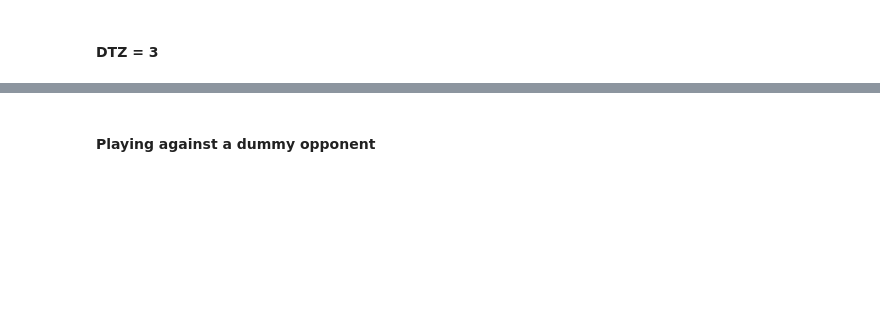
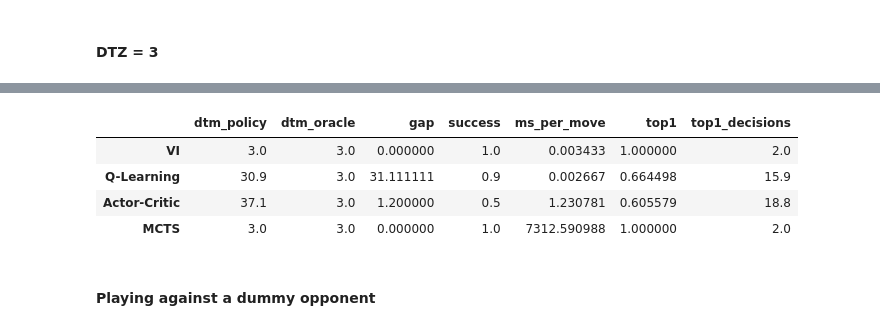
Before and after one commit to giovanni-lucarelli/chess, a Jupyter notebook: results.ipynb, the cells around one changed output, grey strips where cells are left out. Cells and saved outputs as stored; diff of their text form; code cells hidden in the pictures; blank space fills up the shorter version.

```diff
--- a/results.ipynb
+++ b/results.ipynb
@@ -1181,3 +1074,68 @@ summary_df3
+# %%
+policy_map = load_policy_jsonl(POLICY_PATH + "vi_krk_greedy.jsonl")
+vi_agent = move_from_policy_map(policy_map)
+df_vi = evaluate(vi_agent, defender, dtz3_fens, dtm_oracle, optimal_moves=opt_moves)
+
+vi_summary = df_vi.drop(columns=['fen']).mean()
+
+# Load Q-Learning policy
+qlearning_policy = load_policy_jsonl(POLICY_PATH + "TD_QLearning_krk_SyzygyDefender_greedy.jsonl")
+qlearning_agent = move_from_policy_map(qlearning_policy)
+df_q = evaluate(qlearning_agent, defender, dtz3_fens, dtm_oracle, optimal_moves=opt_moves)
+
+q_summary = df_q.drop(columns=['fen']).mean()
+
+ac_move_fn_old = policy_mlp_move_from_checkpoint(
+    AC_PATH + "actor_critic2_model_dtz3_old.pth",
+    defender=defender,
+    device=torch.device("cpu"),
+    greedy=True
+)
+df_ac_old = evaluate(
+    move_fn=ac_move_fn_old,
+    defender=defender,
+    fens=dtz3_fens,
+    dtm_oracle=dtm_oracle,
+    optimal_moves=opt_moves
+)
+
+ac_summary = df_ac_old.drop(columns=['fen']).mean()
+
+dfs = []
+tb = SyzygyDefender(TB_PATH)
+
+for fen in dtz3_fens:
+    mcts = MCTS(seconds=10.0, iterations=20_000, use_env_in_rollout=True,
+                defender=defender, absorb_black_reply=True)
+    mcts_move_fn = mcts_move_from_instance(mcts)
+
+    df = evaluate(
+        move_fn=mcts_move_fn,
+        defender=defender,
+        fens=[fen],
+        dtm_oracle=dtm_oracle,
+        optimal_moves=opt_moves
+    )
+    dfs.append(df)
+
+df_mcts = pd.concat(dfs, ignore_index=True)
+
+mcts_summary = df_mcts.drop(columns=['fen']).mean()
+
+summary_df3 = pd.DataFrame({
+    'VI': vi_summary,
+    'Q-Learning': q_summary,
+    'Actor-Critic': ac_summary,
+    'MCTS': mcts_summary
+}).T
+
+summary_df3
+# %% [output]
+|  | dtm_policy | dtm_oracle | gap | success | ms_per_move | top1 | top1_decisions |
+| VI | 3.0 | 3.0 | 0.000000 | 1.0 | 0.003433 | 1.000000 | 2.0 |
+| Q-Learning | 30.9 | 3.0 | 31.111111 | 0.9 | 0.002667 | 0.664498 | 15.9 |
+| Actor-Critic | 37.1 | 3.0 | 1.200000 | 0.5 | 1.230781 | 0.605579 | 18.8 |
+| MCTS | 3.0 | 3.0 | 0.000000 | 1.0 | 7312.590988 | 1.000000 | 2.0 |
 # %% [markdown]
 #### Playing against a dummy opponent
 # %%
```
Also changed, not shown: parts of 10 cells of this notebook, 7 other files.
